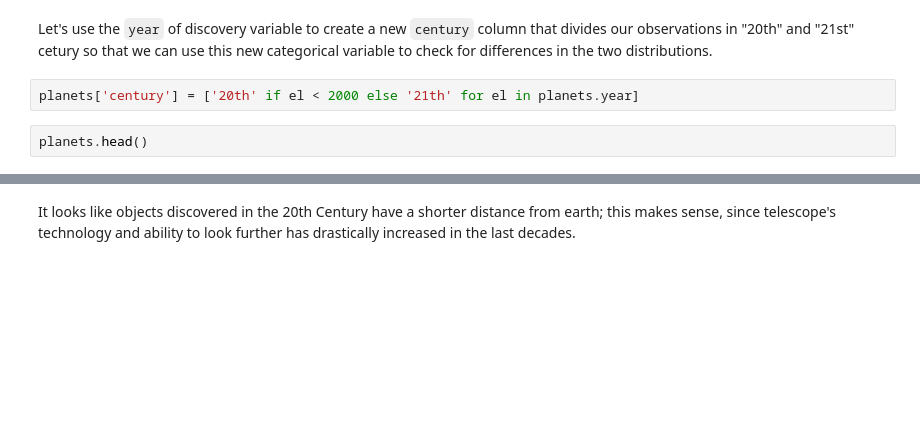
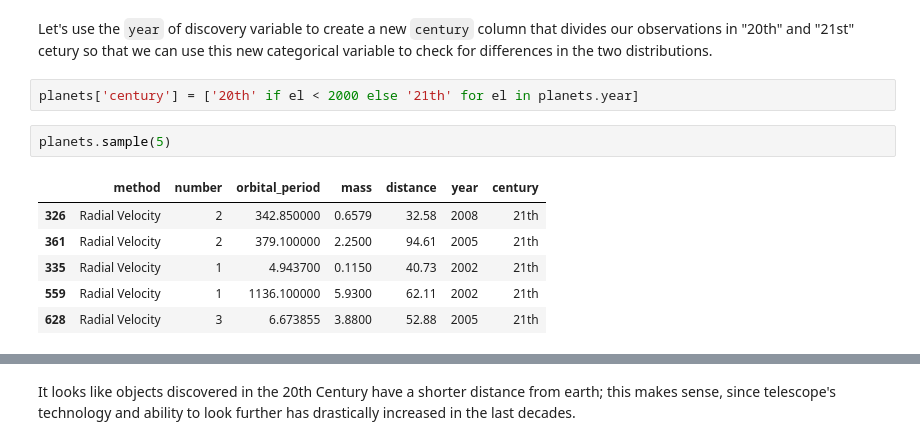
Before and after one commit to boolean-data-analytics/4.16.39-Data-Distribution, a Jupyter notebook: 4.16.39 Data Distribution.ipynb, the cells around one changed output, grey strips where cells are left out. Cells and saved outputs as stored; diff of their text form; blank space fills up the shorter version.

```diff
--- a/4.16.39 Data Distribution.ipynb
+++ b/4.16.39 Data Distribution.ipynb
@@ -83,6 +133,13 @@ Let's use the `year` of discovery variable to create a new `century` column that
 # %%
 planets['century'] = ['20th' if el < 2000 else '21th' for el in planets.year]
 # %%
-planets.head()
+planets.sample(5)
+# %% [output]
+|  | method | number | orbital_period | mass | distance | year | century |
+| 326 | Radial Velocity | 2 | 342.850000 | 0.6579 | 32.58 | 2008 | 21th |
+| 361 | Radial Velocity | 2 | 379.100000 | 2.2500 | 94.61 | 2005 | 21th |
+| 335 | Radial Velocity | 1 | 4.943700 | 0.1150 | 40.73 | 2002 | 21th |
+| 559 | Radial Velocity | 1 | 1136.100000 | 5.9300 | 62.11 | 2002 | 21th |
+| 628 | Radial Velocity | 3 | 6.673855 | 3.8800 | 52.88 | 2005 | 21th |
 # %%
 sns.boxplot(x = 'distance', y = 'method', hue = 'century', data = planets[planets.method=='Radial Velocity'])
```
Also changed, not shown: parts of 44 cells of this notebook, 3 other files.
